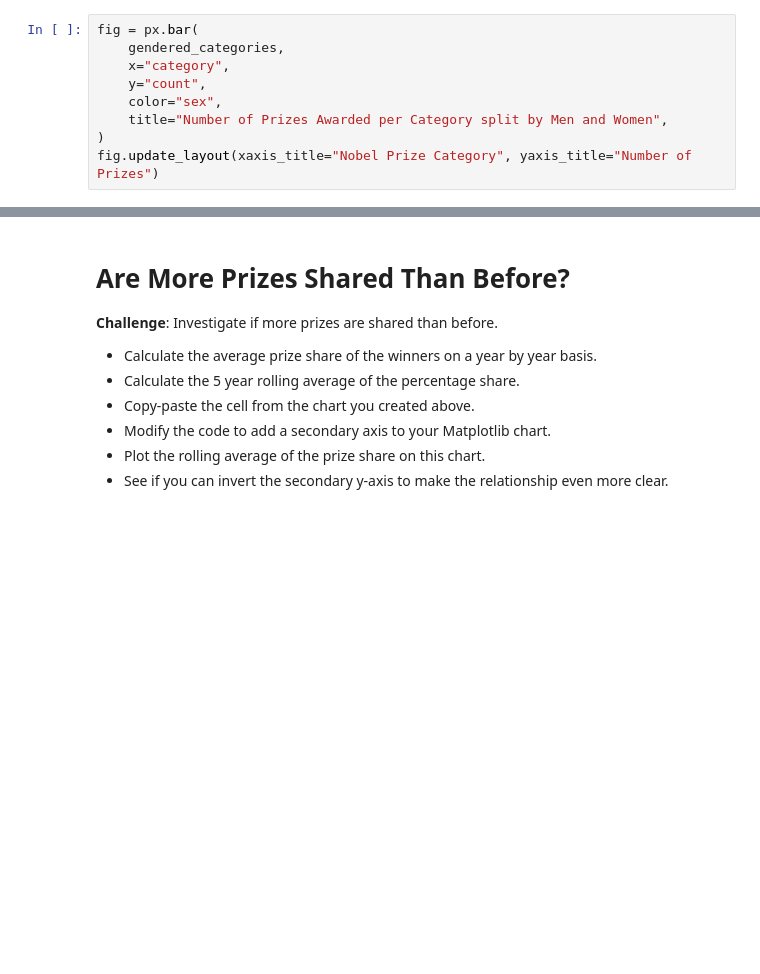
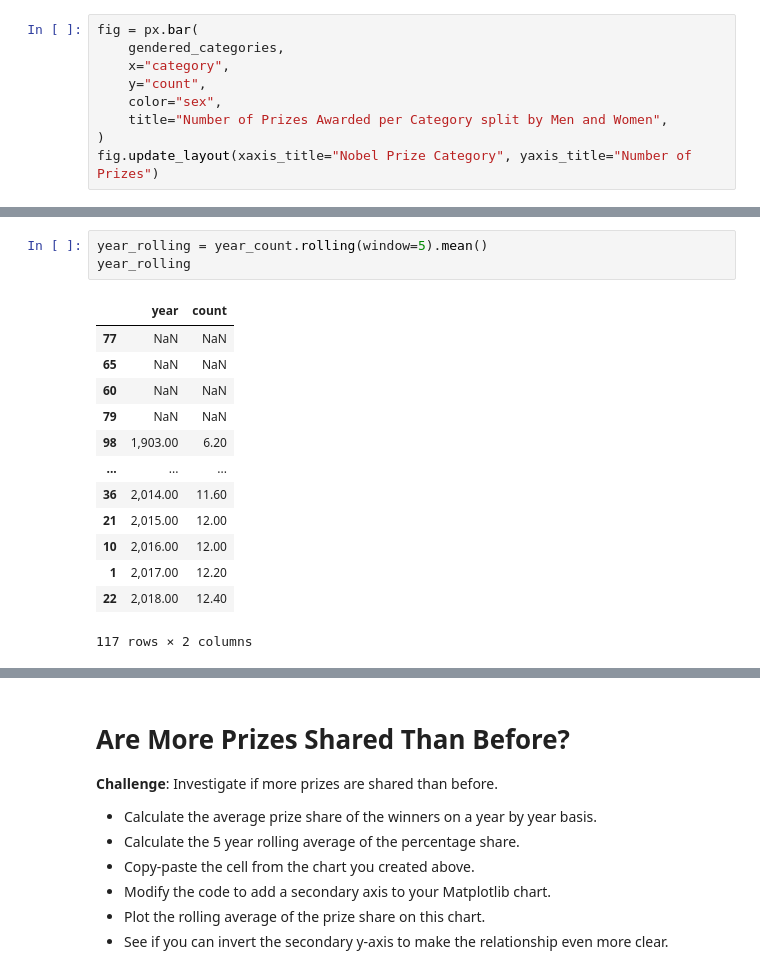
Before and after one commit to fkajose/100-Days-of-Code, a Jupyter notebook: 079-Nobel-prize-analysis/Nobel_Prize_Analysis.ipynb, the cells around one changed output, grey strips where cells are left out. Drawn from its saved outputs; the diff is of its cells as text; blank space fills up the shorter version.

```diff
--- a/079-Nobel-prize-analysis/Nobel_Prize_Analysis.ipynb
+++ b/079-Nobel-prize-analysis/Nobel_Prize_Analysis.ipynb
@@ -402,0 +413,17 @@ fig.update_layout(xaxis_title="Nobel Prize Category", yaxis_title="Number of Pri
+# %%
+year_rolling = year_count.rolling(window=5).mean()
+year_rolling
+# %% [output]
+|  | year | count |
+| 77 | NaN | NaN |
+| 65 | NaN | NaN |
+| 60 | NaN | NaN |
+| 79 | NaN | NaN |
+| 98 | 1,903.00 | 6.20 |
+| ... | ... | ... |
+| 36 | 2,014.00 | 11.60 |
+| 21 | 2,015.00 | 12.00 |
+| 10 | 2,016.00 | 12.00 |
+| 1 | 2,017.00 | 12.20 |
+| 22 | 2,018.00 | 12.40 |
+117 rows × 2 columns
```
Also changed, not shown: parts of 6 cells of this notebook.
